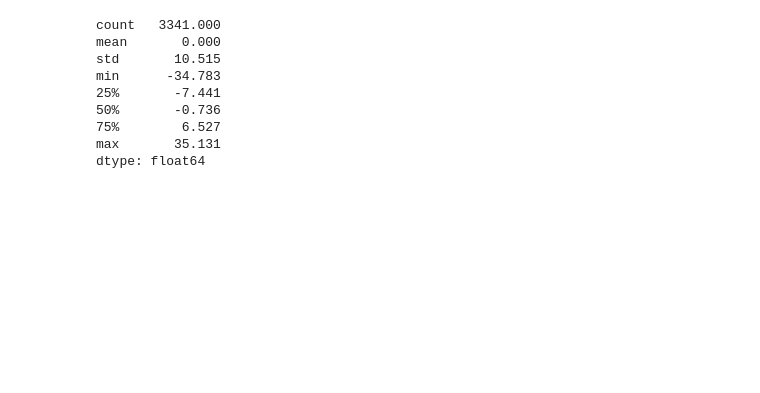
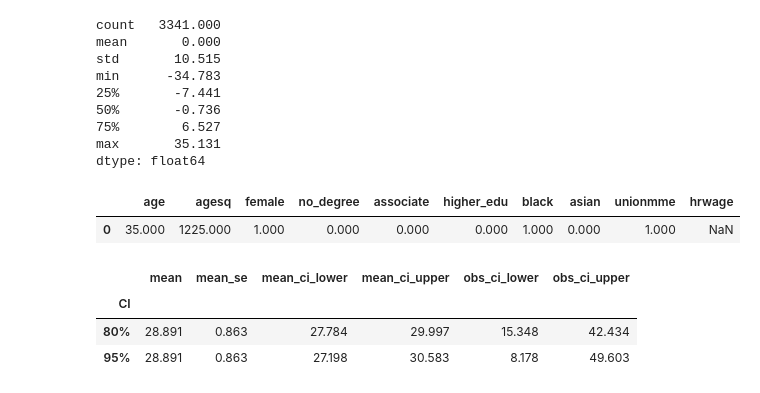
Before and after one commit to nxfern/DA3_Assignment_1, a Jupyter notebook: DA3_Assignment_1_NF.ipynb, the cells around one changed output. Cells and saved outputs as stored; diff of their text form; code cells hidden in the pictures; blank space fills up the shorter version.

Commit message:
Added predictions, csv load from repo

```diff
--- a/DA3_Assignment_1_NF.ipynb
+++ b/DA3_Assignment_1_NF.ipynb
@@ -21,7 +21,7 @@ from stargazer import stargazer
 from statsmodels.tools.eval_measures import mse,rmse
 # %%
 # Importing dataset, printing shape and showing first 5 observations
-data = pd.read_csv('morg-2014-emp.csv')
+data = pd.read_csv('https://raw.githubusercontent.com/nxfern/DA3_Assignment_1/main/morg-2014-emp.csv?token=GHSAT0AAAAAACMRYCRL35EAZDWCGJWYQ3KSZNKN6JA')
 print(data.shape)
 data.head()
 # %% [output]
@@ -458,3 +464,35 @@ min      -34.783
 75%        6.527
 max       35.131
 dtype: float64
+# %%
+# Creating variable `pv` for assigning predictive values
+pv = pd.DataFrame(pd.Series({
+    "age":35,
+    "agesq":35**2,
+    "female":1,
+    "no_degree":0,
+    "associate":0,
+    "higher_edu":0,
+    "black":1,
+    "asian":0,
+    "unionmme":1,
+    "hrwage":np.nan,
+})).T
+pv
+# %% [output]
+|  | age | agesq | female | no_degree | associate | higher_edu | black | asian | unionmme | hrwage |
+| 0 | 35.000 | 1225.000 | 1.000 | 0.000 | 0.000 | 0.000 | 1.000 | 0.000 | 1.000 | NaN |
+# %%
+# Assigning first prediction to p1 and displaying prediction results, p1_95 with a 95% confidence interval and p1_80 with 80%
+p1_95 = reg3.get_prediction(pv).summary_frame()
+p1_80 = reg3.get_prediction(pv).summary_frame(alpha=.2)
+
+df = pd.concat([p1_95, p1_80], axis=0, keys=['95%', '80%']).reset_index().groupby('level_0').value_counts().reset_index()
+df.drop(columns=['level_1', 'count'], inplace=True)
+df.rename(columns={'level_0': 'CI'}, inplace=True)
+df.set_index('CI')
+# %% [output]
+|  | mean | mean_se | mean_ci_lower | mean_ci_upper | obs_ci_lower | obs_ci_upper |
+| CI |  |  |  |  |  |  |
+| 80% | 28.891 | 0.863 | 27.784 | 29.997 | 15.348 | 42.434 |
+| 95% | 28.891 | 0.863 | 27.198 | 30.583 | 8.178 | 49.603 |
```
Also changed, not shown: parts of 11 cells of this notebook.
